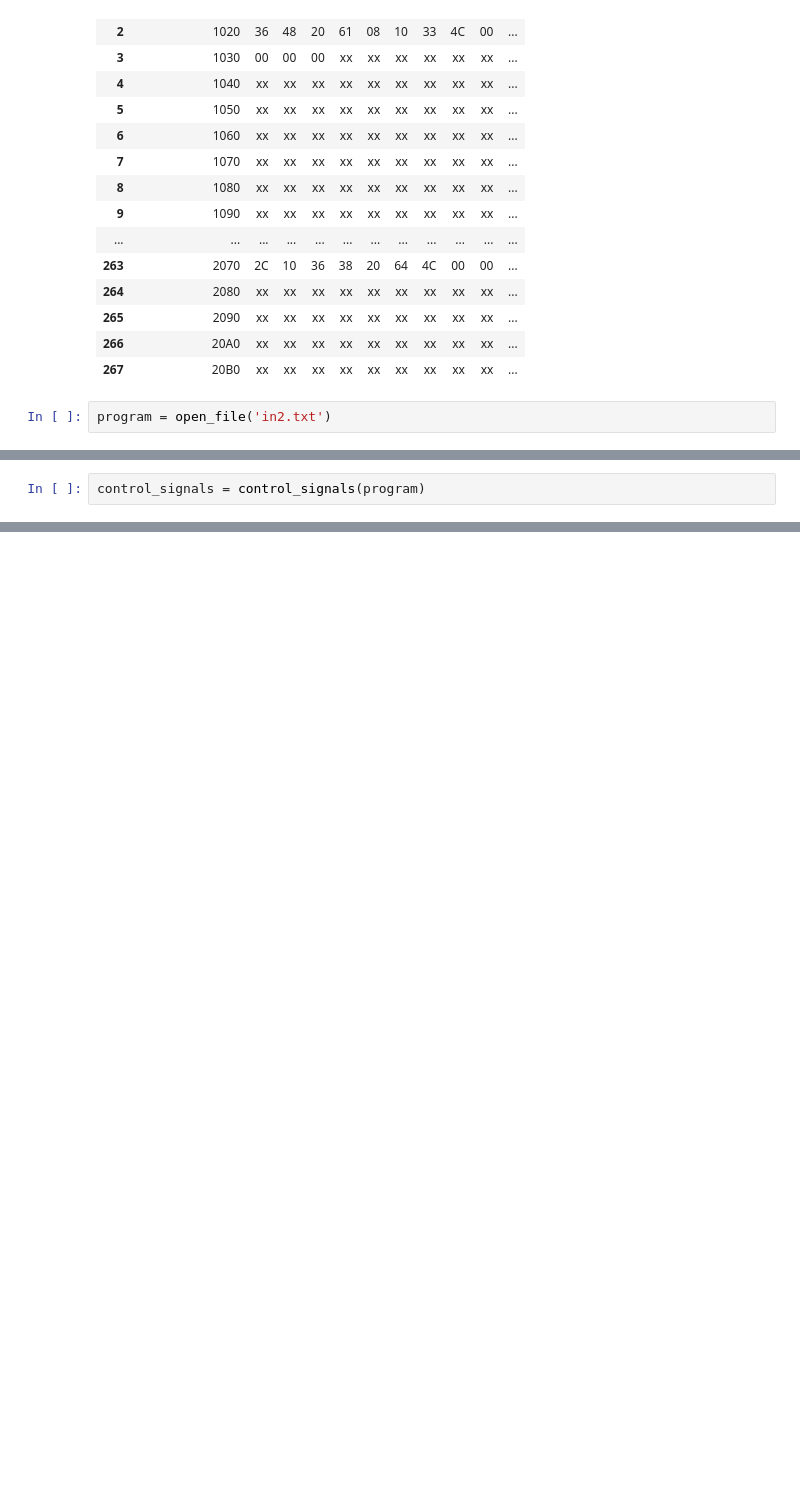
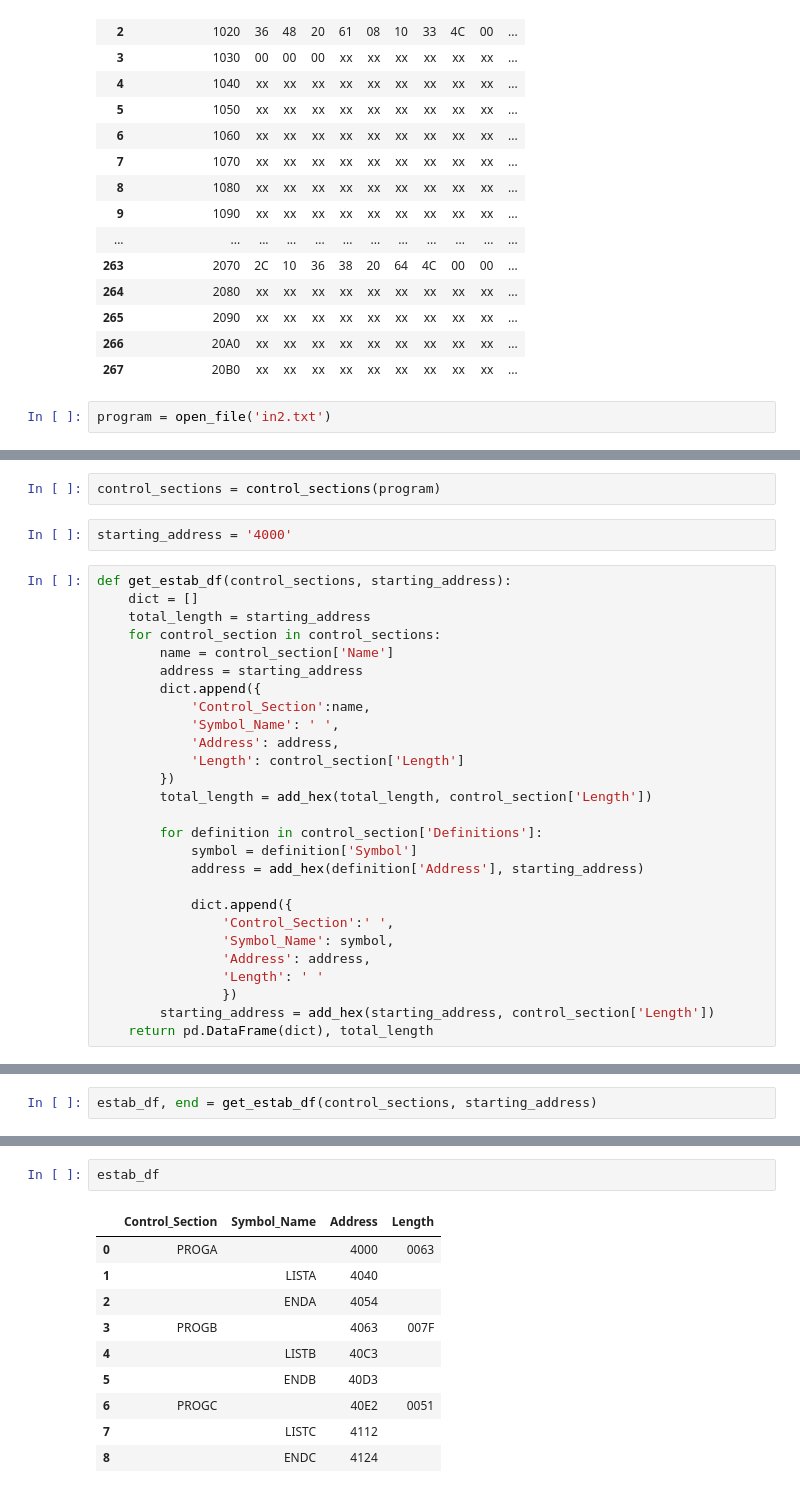
Before and after one commit to MinaMagdy651/SIC-SICXE-Linker-Loader, a Jupyter notebook: Linker-Loader.ipynb, the cells around one changed output, grey strips where cells are left out. Saved outputs shown, nothing was run; the diff lists cells and outputs as text; blank space fills up the shorter version.

```diff
--- a/Linker-Loader.ipynb
+++ b/Linker-Loader.ipynb
@@ -164,2 +166,31 @@ def control_signals(program):
 # %%
-control_signals = control_signals(program)
+control_sections = control_sections(program)
+# %%
+starting_address = '4000'
+# %%
+def get_estab_df(control_sections, starting_address):
+    dict = []
+    total_length = starting_address
+    for control_section in control_sections:
+        name = control_section['Name']
+        address = starting_address
+        dict.append({
+            'Control_Section':name,
+            'Symbol_Name': ' ',
+            'Address': address,
+            'Length': control_section['Length']
+        })
+        total_length = add_hex(total_length, control_section['Length'])
+
+        for definition in control_section['Definitions']:
+            symbol = definition['Symbol']
+            address = add_hex(definition['Address'], starting_address)
+
+            dict.append({
+                'Control_Section':' ',
+                'Symbol_Name': symbol,
+                'Address': address,
+                'Length': ' '
+                })
+        starting_address = add_hex(starting_address, control_section['Length'])
+    return pd.DataFrame(dict), total_length
@@ -165,0 +210,2 @@ control_signals = control_signals(program)
+# %%
+estab_df, end = get_estab_df(control_sections, starting_address)
@@ -165,0 +247,13 @@ control_signals = control_signals(program)
+# %%
+estab_df
+# %% [output]
+|  | Control_Section | Symbol_Name | Address | Length |
+| 0 | PROGA |  | 4000 | 0063 |
+| 1 |  | LISTA | 4040 |  |
+| 2 |  | ENDA | 4054 |  |
+| 3 | PROGB |  | 4063 | 007F |
+| 4 |  | LISTB | 40C3 |  |
+| 5 |  | ENDB | 40D3 |  |
+| 6 | PROGC |  | 40E2 | 0051 |
+| 7 |  | LISTC | 4112 |  |
+| 8 |  | ENDC | 4124 |  |
```
Also changed, not shown: parts of 15 cells of this notebook, 5 other files.
